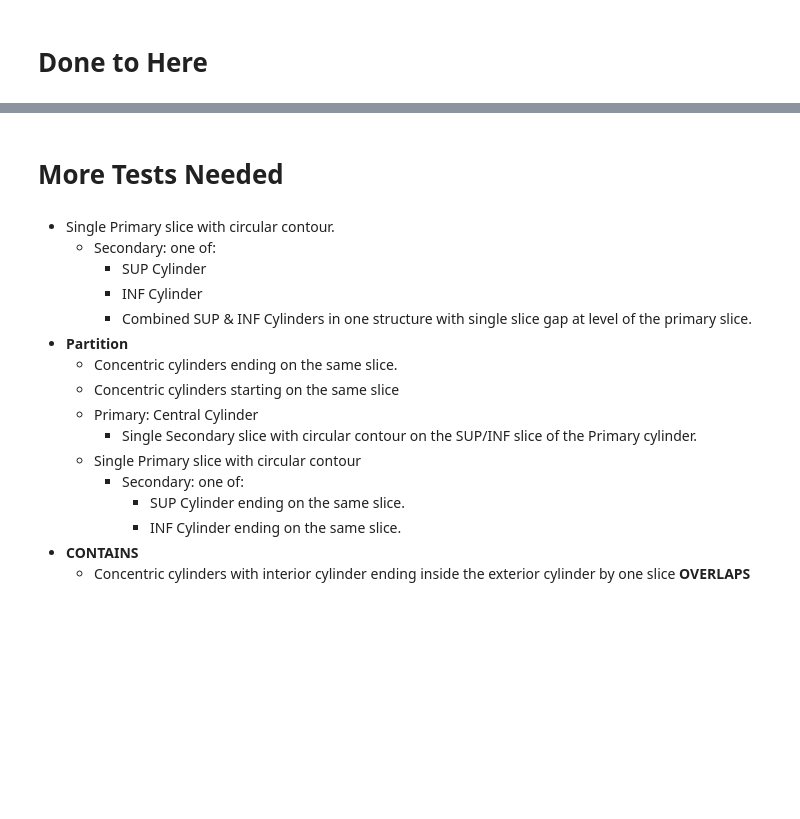
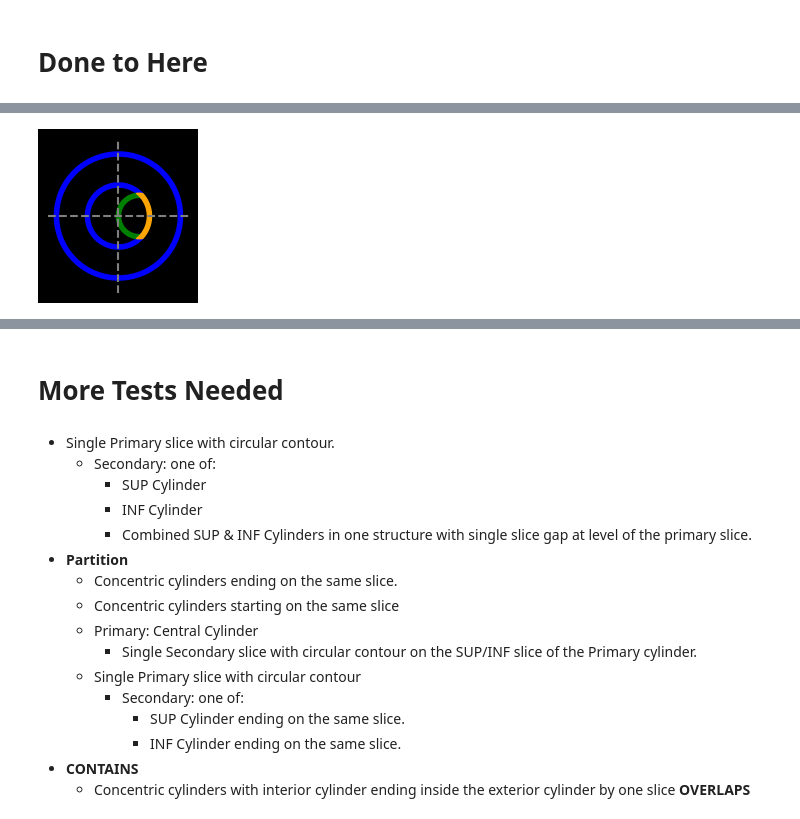
Before and after one commit to GregSal/StructureRelations, a Jupyter notebook: src/notebooks/relations/BoundaryRelationTests.ipynb, the cells around one changed output, grey strips where cells are left out. Cells and saved outputs as stored; diff of their text form; code cells hidden in the pictures; blank space fills up the shorter version.

```diff
--- a/src/notebooks/relations/BoundaryRelationTests.ipynb
+++ b/src/notebooks/relations/BoundaryRelationTests.ipynb
@@ -1059,0 +1096,18 @@ Relationship: Partition
+# %%
+# Define margins for boundary calculation
+# A thicker boundary than normal is used for clarity in plotting
+margin = 0.1
+
+boundary_a = create_boundary(polygon_a, margin)
+boundary_b = create_boundary(polygon_b, margin)
+
+full_interior_a = shapely.union_all([circle_polygon, boundary_a])
+full_interior_b = shapely.union_all([cropped_circle, boundary_b])
+
+# Create True Polygons by removing the Boundaries
+true_interior_a = polygon_a - boundary_a
+true_interior_b = polygon_b - boundary_b
+
+ax = plot_ab(boundary_a, boundary_b)
+# %% [output]
+[figure, added]
```
Also changed, not shown: parts of 13 cells of this notebook, 1 other file.
